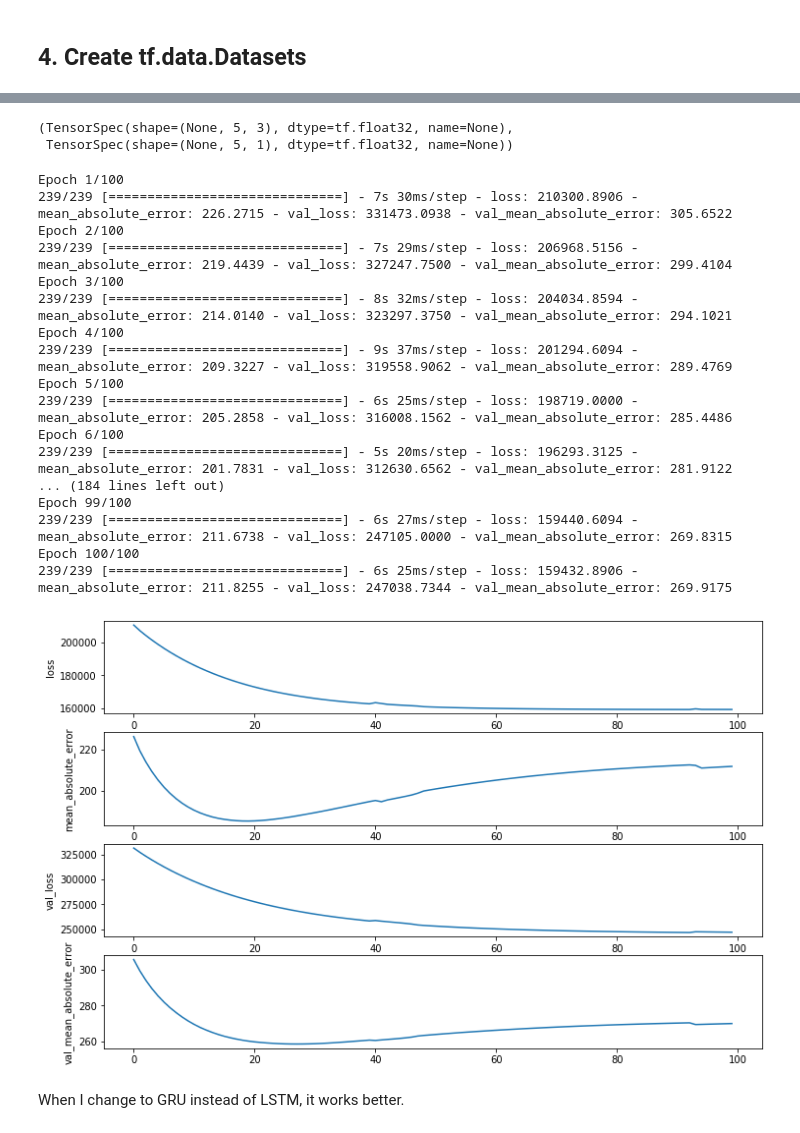
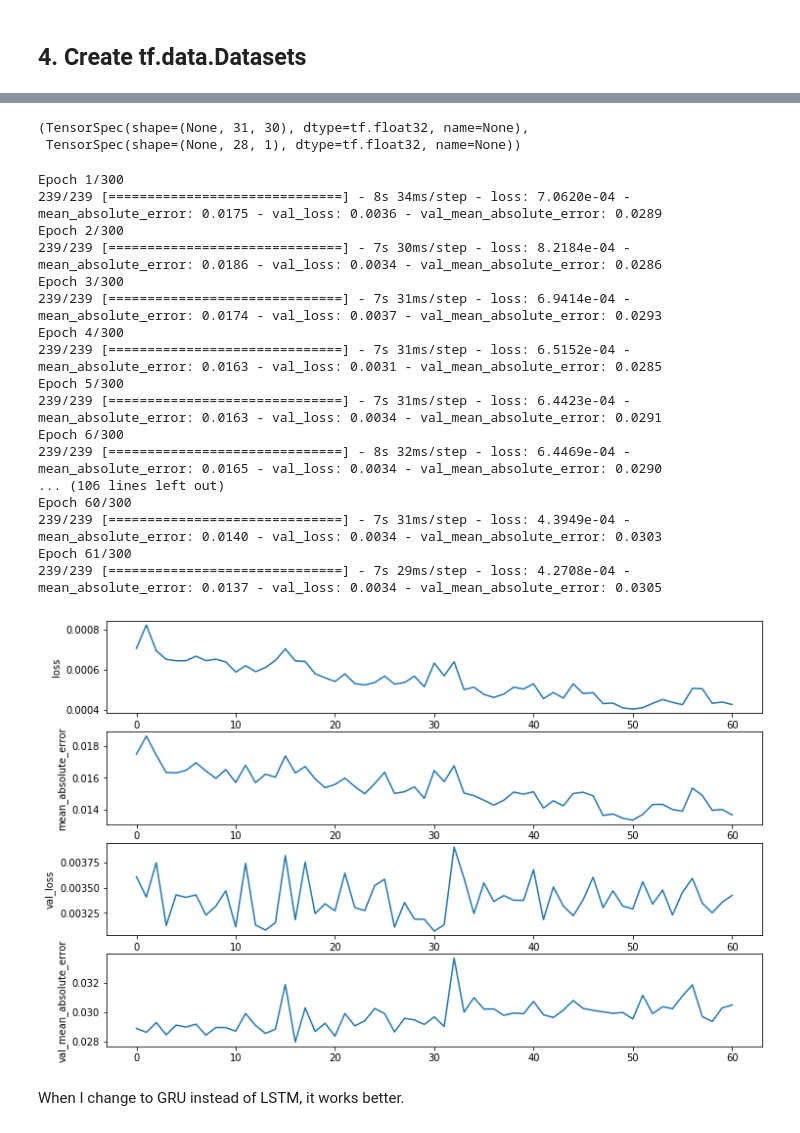
Before and after one commit to ccomkhj/Spot-Challenge-Wildfires, a Jupyter notebook: main/Build Model.ipynb, the cells around one changed output, grey strips where cells are left out. Drawn from its saved outputs; the diff is of its cells as text; code cells hidden in the pictures.

```diff
--- a/main/Build Model.ipynb
+++ b/main/Build Model.ipynb
@@ -115,3 +110,20 @@ Input = pd.merge(H_Wildfires_ohe, Weather_ohe, how='inner', on=['Date','NSW', 'N
 Input = Input.sort_values(['Date'])
 # %% [markdown]
 12 Dec. Use only one region's data, to see the performance of different models. Choose region WA because it has the most data.
+# %%
+df = Input[Input.WA == 1]
+drop_columns = ['Date']
+for col in df.columns: # avoid deviding by zero during normalization
+    if df[col].max()==df[col].min():
+        drop_columns.append(col)
+df = df.drop(columns = drop_columns)
+df=(df-df.min())/(df.max()-df.min())  # Normalization
+
+num_features = df.shape[1]
+
+n = len(df)
+train_df = df[0:int(n*0.7)]
+val_df = df[int(n*0.7):int(n*0.9)]
+test_df = df[int(n*0.9):]
+
+df.head()
@@ -329,7 +312,7 @@ WindowGenerator.example = example
 # %%
 # MAX_EPOCHS = 200
 
-def compile_and_fit(model, window, patience=30, epochs=100):
+def compile_and_fit(model, window, patience=300, epochs=100):
     early_stopping = tf.keras.callbacks.EarlyStopping(monitor='val_loss',
                                                     patience=patience,
                                                     mode='min')
@@ -368,5 +351,5 @@ Label column name(s): ['Estimated_fire_area']
 # Each element is an (inputs, label) pair
 multi_window.train.element_spec
 # %% [output]
-(TensorSpec(shape=(None, 5, 3), dtype=tf.float32, name=None),
- TensorSpec(shape=(None, 5, 1), dtype=tf.float32, name=None))
+(TensorSpec(shape=(None, 31, 30), dtype=tf.float32, name=None),
+ TensorSpec(shape=(None, 28, 1), dtype=tf.float32, name=None))
@@ -393,25 +376,25 @@ def plot_history(history_object, plot_columns = ['loss', 'mean_absolute_error',
 # %%
-history2 = compile_and_fit(multi_lstm_model, multi_window, epochs=100)
+history2 = compile_and_fit(multi_lstm_model, multi_window, epochs=300)
 plot_history(history2)
 # %% [output]
-Epoch 1/100
-239/239 [==============================] - 7s 30ms/step - loss: 210300.8906 - mean_absolute_error: 226.2715 - val_loss: 331473.0938 - val_mean_absolute_error: 305.6522
-Epoch 2/100
-239/239 [==============================] - 7s 29ms/step - loss: 206968.5156 - mean_absolute_error: 219.4439 - val_loss: 327247.7500 - val_mean_absolute_error: 299.4104
-Epoch 3/100
-239/239 [==============================] - 8s 32ms/step - loss: 204034.8594 - mean_absolute_error: 214.0140 - val_loss: 323297.3750 - val_mean_absolute_error: 294.1021
-Epoch 4/100
-239/239 [==============================] - 9s 37ms/step - loss: 201294.6094 - mean_absolute_error: 209.3227 - val_loss: 319558.9062 - val_mean_absolute_error: 289.4769
-Epoch 5/100
-239/239 [==============================] - 6s 25ms/step - loss: 198719.0000 - mean_absolute_error: 205.2858 - val_loss: 316008.1562 - val_mean_absolute_error: 285.4486
-Epoch 6/100
-239/239 [==============================] - 5s 20ms/step - loss: 196293.3125 - mean_absolute_error: 201.7831 - val_loss: 312630.6562 - val_mean_absolute_error: 281.9122
-... (184 lines left out)
-Epoch 99/100
-239/239 [==============================] - 6s 27ms/step - loss: 159440.6094 - mean_absolute_error: 211.6738 - val_loss: 247105.0000 - val_mean_absolute_error: 269.8315
-Epoch 100/100
-239/239 [==============================] - 6s 25ms/step - loss: 159432.8906 - mean_absolute_error: 211.8255 - val_loss: 247038.7344 - val_mean_absolute_error: 269.9175
+Epoch 1/300
+239/239 [==============================] - 8s 34ms/step - loss: 7.0620e-04 - mean_absolute_error: 0.0175 - val_loss: 0.0036 - val_mean_absolute_error: 0.0289
+Epoch 2/300
+239/239 [==============================] - 7s 30ms/step - loss: 8.2184e-04 - mean_absolute_error: 0.0186 - val_loss: 0.0034 - val_mean_absolute_error: 0.0286
+Epoch 3/300
+239/239 [==============================] - 7s 31ms/step - loss: 6.9414e-04 - mean_absolute_error: 0.0174 - val_loss: 0.0037 - val_mean_absolute_error: 0.0293
+Epoch 4/300
+239/239 [==============================] - 7s 31ms/step - loss: 6.5152e-04 - mean_absolute_error: 0.0163 - val_loss: 0.0031 - val_mean_absolute_error: 0.0285
+Epoch 5/300
+239/239 [==============================] - 7s 31ms/step - loss: 6.4423e-04 - mean_absolute_error: 0.0163 - val_loss: 0.0034 - val_mean_absolute_error: 0.0291
+Epoch 6/300
+239/239 [==============================] - 8s 32ms/step - loss: 6.4469e-04 - mean_absolute_error: 0.0165 - val_loss: 0.0034 - val_mean_absolute_error: 0.0290
+... (106 lines left out)
+Epoch 60/300
+239/239 [==============================] - 7s 31ms/step - loss: 4.3949e-04 - mean_absolute_error: 0.0140 - val_loss: 0.0034 - val_mean_absolute_error: 0.0303
+Epoch 61/300
+239/239 [==============================] - 7s 29ms/step - loss: 4.2708e-04 - mean_absolute_error: 0.0137 - val_loss: 0.0034 - val_mean_absolute_error: 0.0305
-[figure, old version]
+[figure, new version]
 # %%
 multi_lstm_model.predict(multi_window.val)
 # %% [markdown]
```
Also changed, not shown: parts of 25 cells of this notebook.
